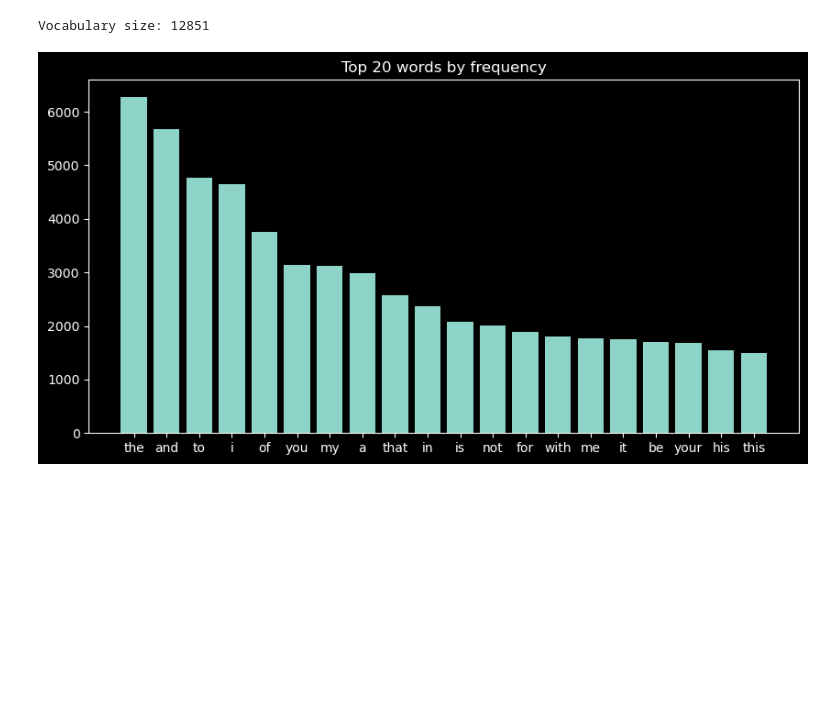
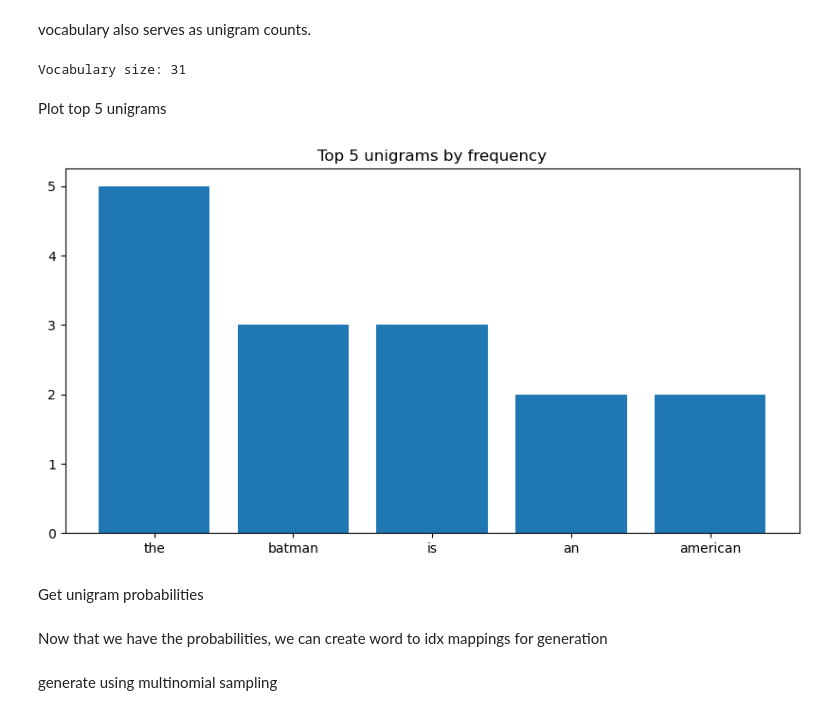
Before and after one commit to ShawonAshraf/bangla-nlp-tutorial, a Jupyter notebook: draft/ngram_lm.ipynb, the cells around one changed output. Cells and saved outputs as stored; diff of their text form; code cells hidden in the pictures; blank space fills up the shorter version.

```diff
--- a/draft/ngram_lm.ipynb
+++ b/draft/ngram_lm.ipynb
@@ -66,0 +3,19 @@ all_text = read_all_text("input.txt")
+# %%
+corpus = """
+Batman is an American superhero.
+The secret identity of Batman is Bruce Wayne, an American billionaire from Gotham City.
+The Joker is a supervillain that embodies the ideas of anarchy and chaos.
+The Joker and Batman fight the battle for Gotham’s soul.
+"""
+
+# lowercase
+all_text = corpus.lower()
+# remove punctuation
+all_text = all_text.replace('.', '')
+all_text = all_text.replace(',', '')
+all_text = all_text.replace('\n', '')
+
+# add start and end token
+all_text = f"<s> {all_text} </s>"
+
+print(all_text)
@@ -74,6 +39,3 @@ all_tokens = tokenize(all_text)
 from collections import Counter
 
 vocabulary = Counter(all_tokens)
-# sort by frequency, ascending
-vocabulary = sorted(vocabulary.items(), key=lambda x: x[1], reverse=True)
-vocabulary[:10]
@@ -91,5 +62,9 @@ vocabulary[:10]
+# %% [markdown]
+vocabulary also serves as unigram counts.
 # %%
 vocabulary_size = len(vocabulary)
 print(f"Vocabulary size: {vocabulary_size}")
+
+unigram_counts = vocabulary
 # %% [output]
-Vocabulary size: 12851
+Vocabulary size: 31
@@ -98,11 +71,17 @@ top_20_words = vocabulary[:20]
+# %% [markdown]
+Plot top 5 unigrams
 # %%
 %matplotlib inline
 import matplotlib.pyplot as plt
 
+
+top_5_unigrams = unigram_counts.most_common(5)
 # plot top 50 words as a bar chart
 plt.figure(figsize=(10, 5))
-plt.bar([x[0] for x in top_20_words], [x[1] for x in top_20_words])
-plt.title("Top 20 words by frequency")
+plt.bar([x[0] for x in top_5_unigrams], [x[1] for x in top_5_unigrams])
+plt.title("Top 5 unigrams by frequency")
 plt.show()
 # %% [output]
-[figure, old version]
+[figure, new version]
+# %% [markdown]
+Get unigram probabilities
@@ -108,0 +92,2 @@ plt.show()
+# %% [markdown]
+Now that we have the probabilities, we can create word to idx mappings for generation
@@ -108,0 +97,2 @@ plt.show()
+# %% [markdown]
+generate using multinomial sampling
```
Also changed, not shown: parts of 43 cells of this notebook.
